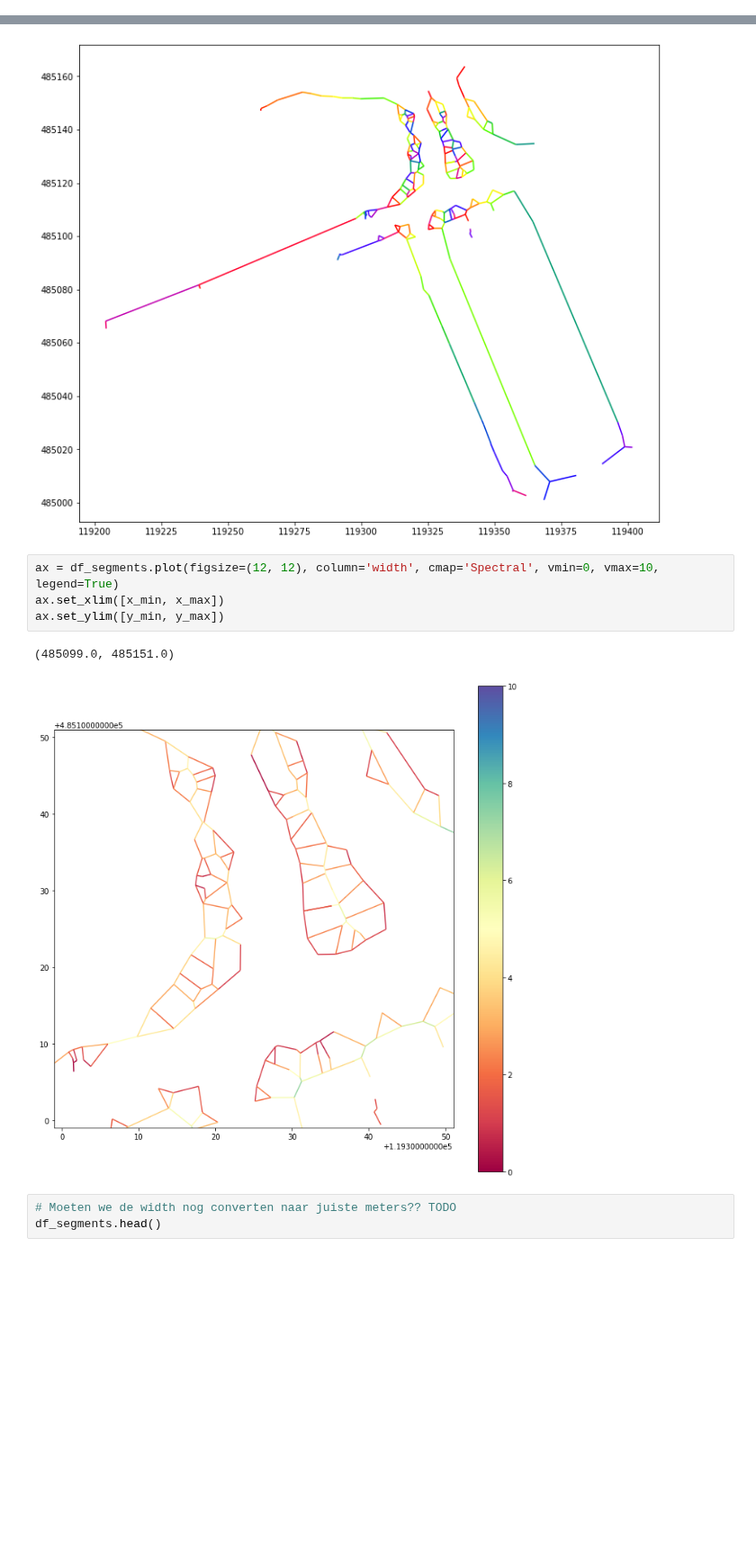
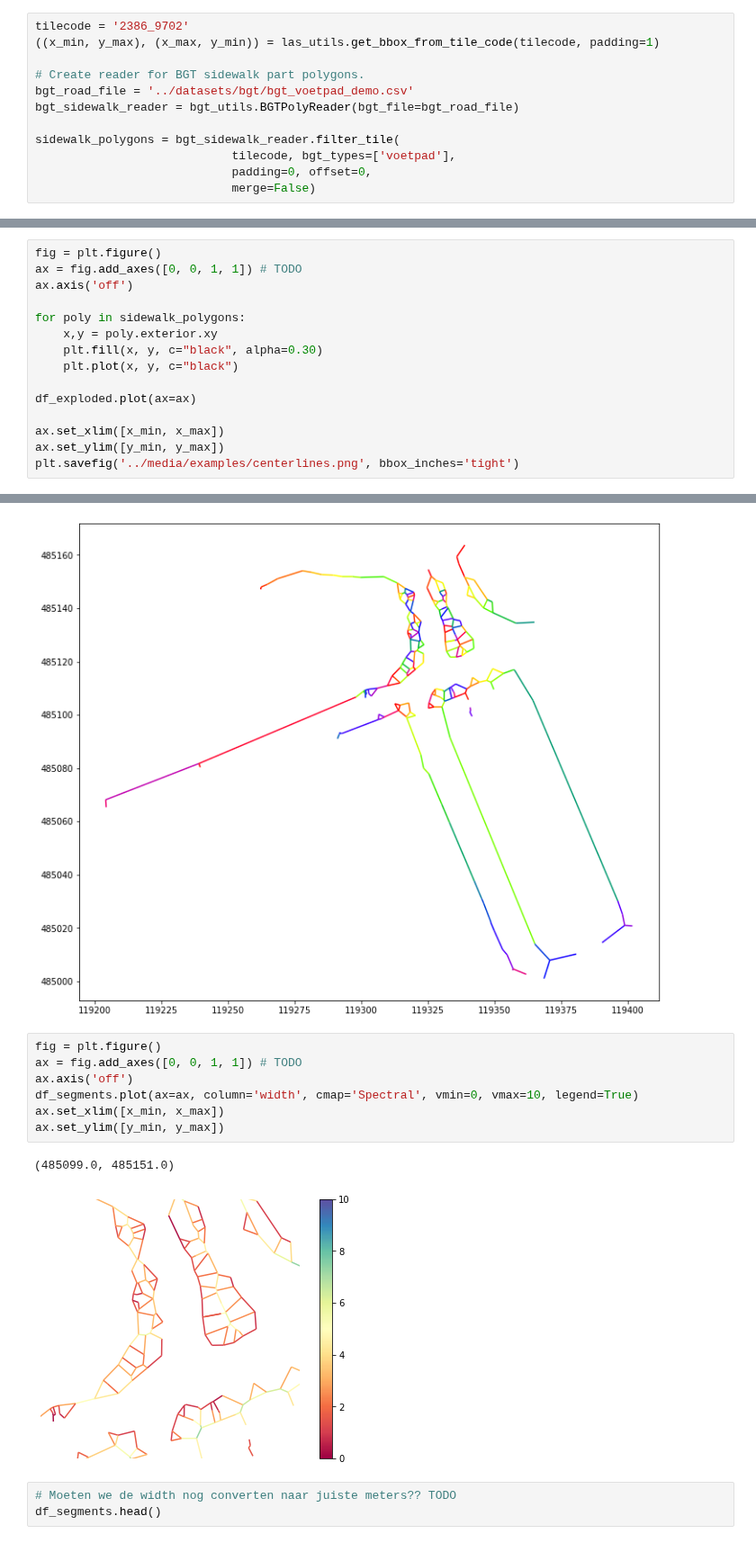
Before and after one commit to Amsterdam-AI-Team/Urban_PointCloud_Sidewalk_Width, a Jupyter notebook: notebooks/5. Sidewalk width (with obstacles).ipynb, the cells around one changed output, grey strips where cells are left out. Shown at 90% size. Cells and saved outputs as stored; diff of their text form; blank space fills up the shorter version.

```diff
--- a/notebooks/5. Sidewalk width (with obstacles).ipynb
+++ b/notebooks/5. Sidewalk width (with obstacles).ipynb
@@ -25,3 +33,15 @@ tilecode = '2386_9702'
+# %%
+tilecode = '2386_9702'
+((x_min, y_max), (x_max, y_min)) = las_utils.get_bbox_from_tile_code(tilecode, padding=1)
+
+# Create reader for BGT sidewalk part polygons.
+bgt_road_file = '../datasets/bgt/bgt_voetpad_demo.csv'
+bgt_sidewalk_reader = bgt_utils.BGTPolyReader(bgt_file=bgt_road_file)
+
+sidewalk_polygons = bgt_sidewalk_reader.filter_tile(
+                            tilecode, bgt_types=['voetpad'],
+                            padding=0, offset=0,
+                            merge=False)
 # %% [markdown]
 ## Get Sidewalk Centerlines
 # %%
@@ -52,0 +68,15 @@ df_exploded.plot(figsize=(12, 12), cmap='tab10')
+# %%
+fig = plt.figure()
+ax = fig.add_axes([0, 0, 1, 1]) # TODO
+ax.axis('off')
+
+for poly in sidewalk_polygons:
+    x,y = poly.exterior.xy
+    plt.fill(x, y, c="black", alpha=0.30)
+    plt.plot(x, y, c="black")
+
+df_exploded.plot(ax=ax)
+
+ax.set_xlim([x_min, x_max])
+ax.set_ylim([y_min, y_max])
+plt.savefig('../media/examples/centerlines.png', bbox_inches='tight')
@@ -219,12 +251,15 @@ df_segments.plot(figsize=(12, 12), cmap='prism')
 <AxesSubplot:>
 [figure]
 # %%
-ax = df_segments.plot(figsize=(12, 12), column='width', cmap='Spectral', vmin=0, vmax=10, legend=True)
+fig = plt.figure()
+ax = fig.add_axes([0, 0, 1, 1]) # TODO
+ax.axis('off')
+df_segments.plot(ax=ax, column='width', cmap='Spectral', vmin=0, vmax=10, legend=True)
 ax.set_xlim([x_min, x_max])
 ax.set_ylim([y_min, y_max])
 # %% [output]
 (485099.0, 485151.0)
-[figure, old version]
+[figure, new version]
 # %%
 # Moeten we de width nog converten naar juiste meters?? TODO
 df_segments.head()
```
Also changed, not shown: parts of 5 cells of this notebook.
